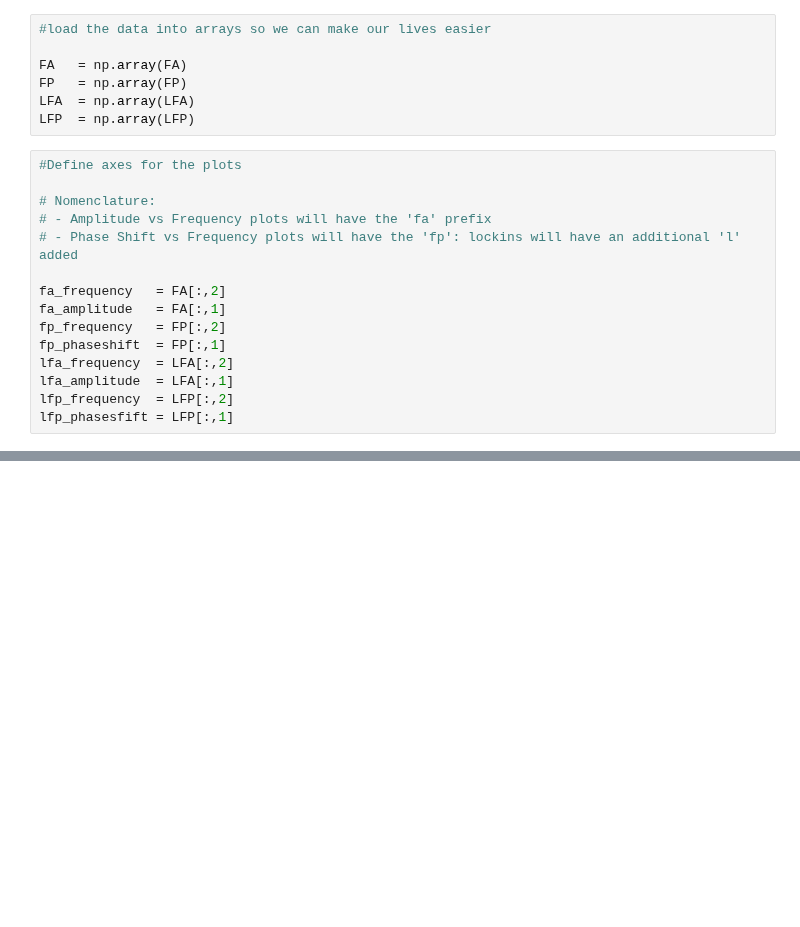
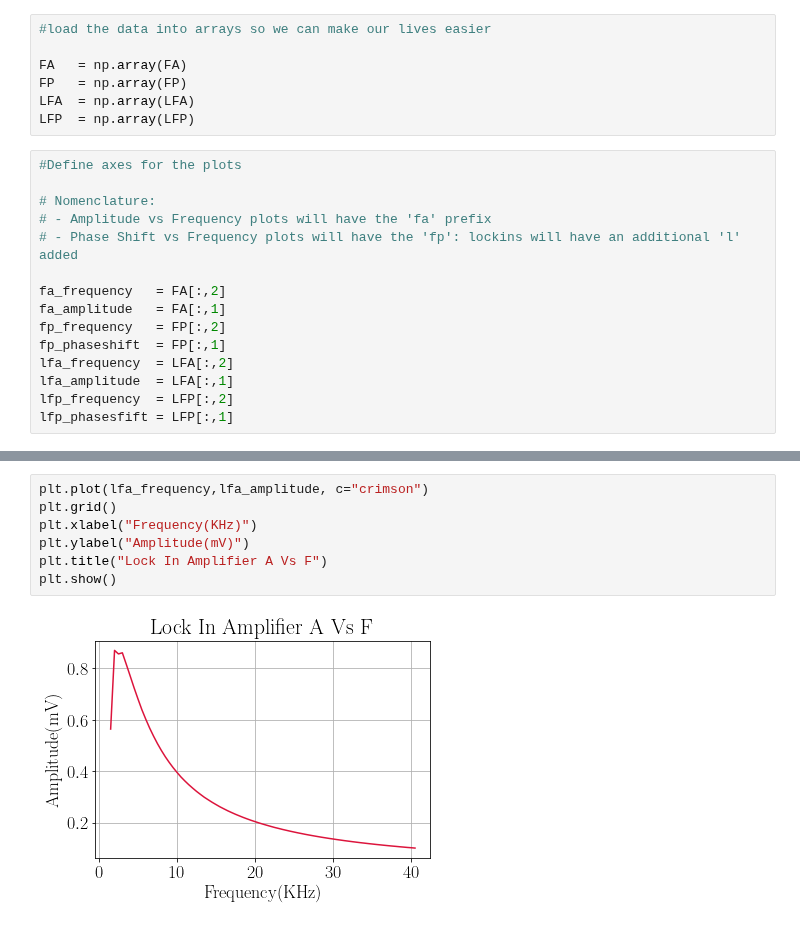
Before and after one commit to aaronkebede/PHY220, a Jupyter notebook: project-one/v2/plots.ipynb, the cells around one changed output, grey strips where cells are left out. Drawn from its saved outputs; the diff is of its cells as text; blank space fills up the shorter version.

```diff
--- a/project-one/v2/plots.ipynb
+++ b/project-one/v2/plots.ipynb
@@ -64,0 +65,9 @@ plt.show()
+# %%
+plt.plot(lfa_frequency,lfa_amplitude, c="crimson")
+plt.grid()
+plt.xlabel("Frequency(KHz)")
+plt.ylabel("Amplitude(mV)")
+plt.title("Lock In Amplifier A Vs F")
+plt.show()
+# %% [output]
+[figure, added]
```
Also changed, not shown: parts of 3 cells of this notebook.
